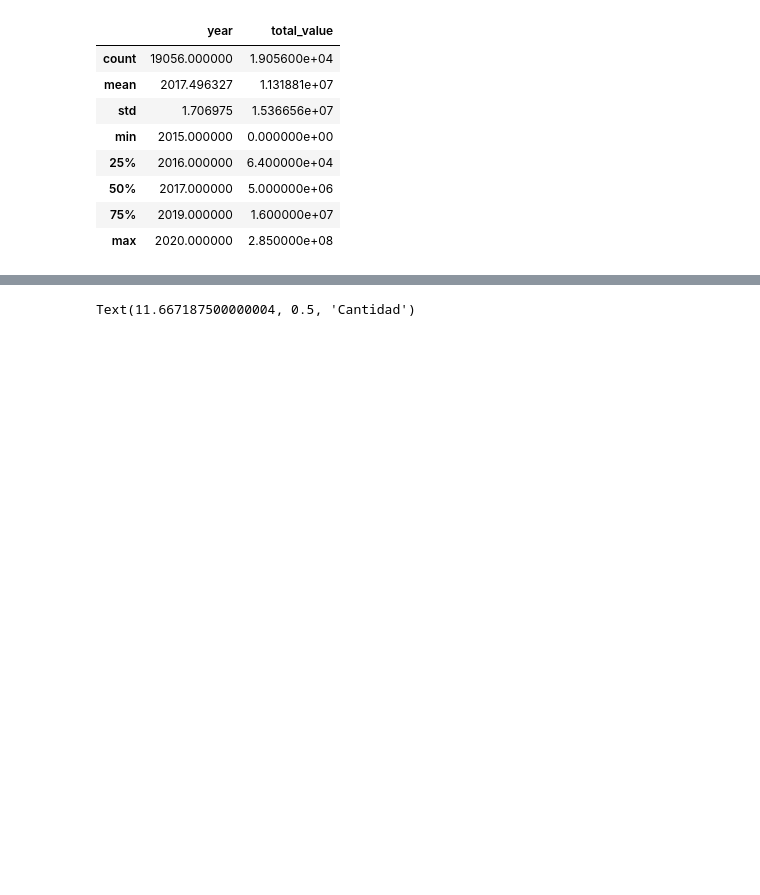
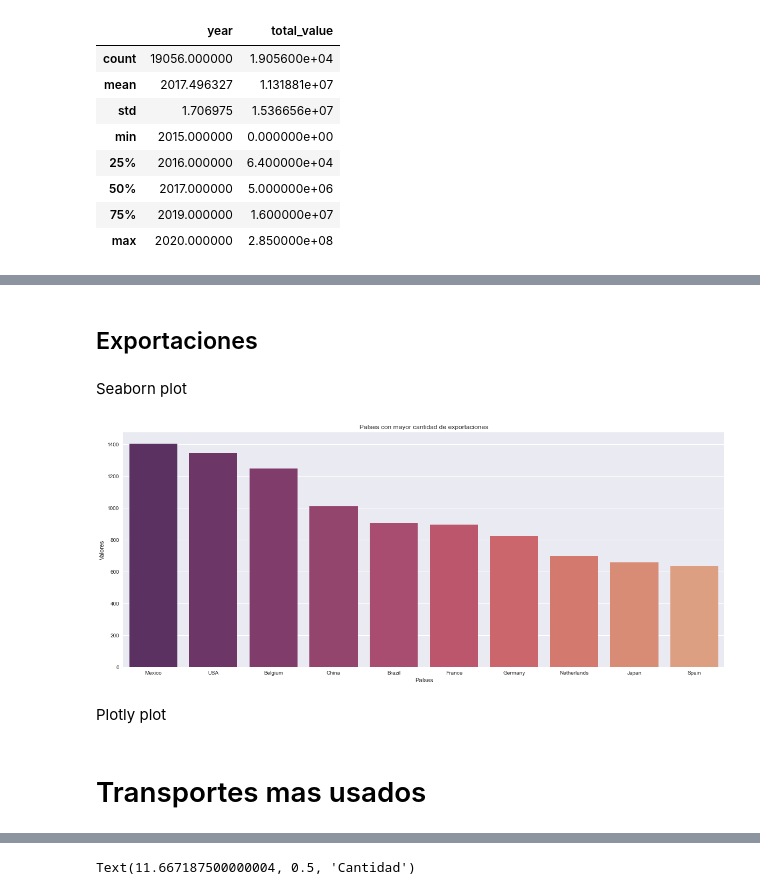
Before and after one commit to josue-islas/EmTech_2, a Jupyter notebook: Notebooks/ISLAS_GASRCILAZO_JOSUE_SABDIEL_PROYECTO.ipynb, the cells around one changed output, grey strips where cells are left out. Drawn from its saved outputs; the diff is of its cells as text; code cells hidden in the pictures; blank space fills up the shorter version.

```diff
--- a/Notebooks/ISLAS_GASRCILAZO_JOSUE_SABDIEL_PROYECTO.ipynb
+++ b/Notebooks/ISLAS_GASRCILAZO_JOSUE_SABDIEL_PROYECTO.ipynb
@@ -87,0 +168,4 @@ df.describe()
+# %%
+exports_array = []
+[exports_array.append([country,df_Exports[df_Exports['destination'] == country].destination.count()]) for country in df['destination'].unique()]
+print(exports_array)
@@ -87,0 +194,4 @@ df.describe()
+# %%
+df_Exports_ranking = pd.DataFrame(data = exports_array, columns=['País', 'Raiking'])
+df_Exports_ranking.set_index('País', inplace=True)
+df_Exports_ranking.head()
@@ -104,0 +311,19 @@ Text(0, 0.5, 'Volumen')
+# %% [markdown]
+## Exportaciones
+# %% [markdown]
+Seaborn plot
+# %%
+plt.figure(figsize=(20,8))
+sns.barplot(
+    x = df_Exports_ranking.iloc[:10].index,
+    y = df_Exports_ranking['Raiking'].iloc[:10],
+    palette='flare_r'
+)
+plt.title('Países con mayor cantidad de exportaciones')
+plt.xlabel('Países')
+plt.ylabel('Valores')
+plt.show()
+# %% [output]
+[figure, added]
+# %% [markdown]
+Plotly plot
@@ -105,3 +337,5 @@ Text(0, 0.5, 'Volumen')
+# %% [markdown]
+# Transportes mas usados
 # %%
 plt.figure(figsize=(10,7))
 sns.barplot(
```
Also changed, not shown: parts of 44 cells of this notebook.
